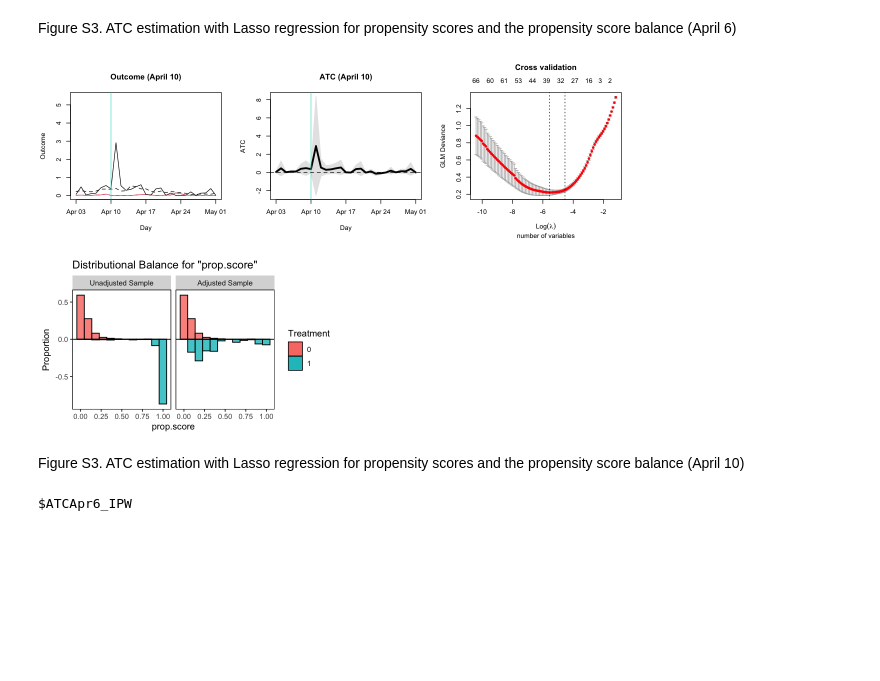
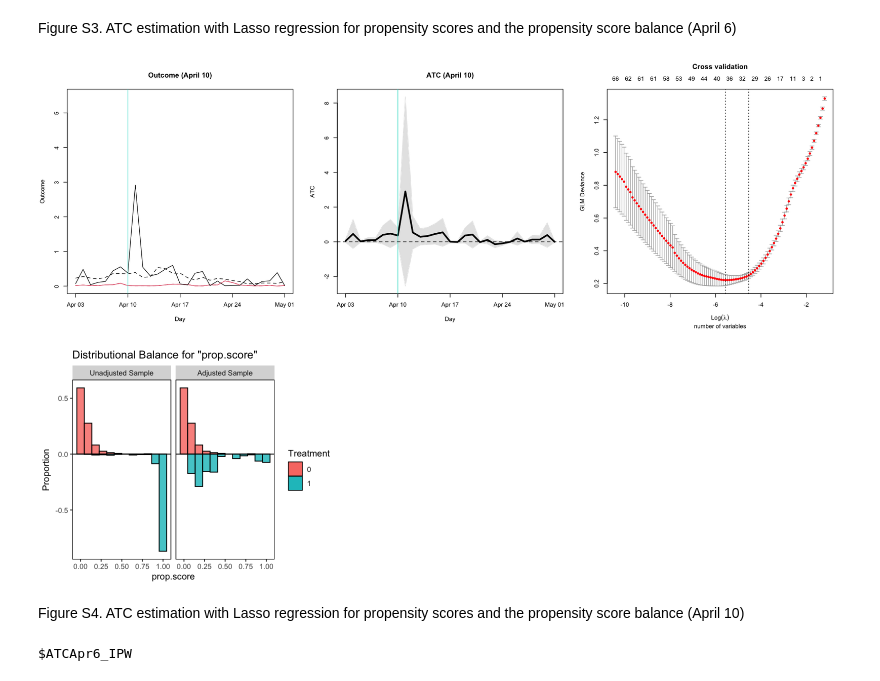
Before and after one commit to akira-endo/reanalysis_Fukumoto2021, a Jupyter notebook: main.ipynb, the cells around one changed output. Saved outputs shown, nothing was run; the diff lists cells and outputs as text; code cells hidden in the pictures; blank space fills up the shorter version.

```diff
--- a/main.ipynb
+++ b/main.ipynb
@@ -267,16 +243,16 @@ balplot(cvl0406$wout)
 # %% [markdown]
 Figure S3. ATC estimation with Lasso regression for propensity scores and the propensity score balance (April 6)
 # %%
-options(repr.plot.width=10,repr.plot.height=3)
+options(repr.plot.width=15,repr.plot.height=5)
 par(mfrow=c(1,3))
 plot_ipw_lasso("0410",cvl0410)
-options(repr.plot.width=5,repr.plot.height=3)
+options(repr.plot.width=5,repr.plot.height=4)
 balplot(cvl0410$wout)
 # %% [output]
-[figure, old version]
+[figure, new version]
-[figure, old version]
+[figure, new version]
 # %% [markdown]
-Figure S3. ATC estimation with Lasso regression for propensity scores and the propensity score balance (April 10)
+Figure S4. ATC estimation with Lasso regression for propensity scores and the propensity score balance (April 10)
 # %%
 lapply(list(ATCApr6_IPW=cvl0406$wout,ATCApr10_IPW=cvl0410$wout),makeesstable)
 coefmat(cvl0406,0)
```
Also changed, not shown: parts of 15 cells of this notebook, 2 other files.
